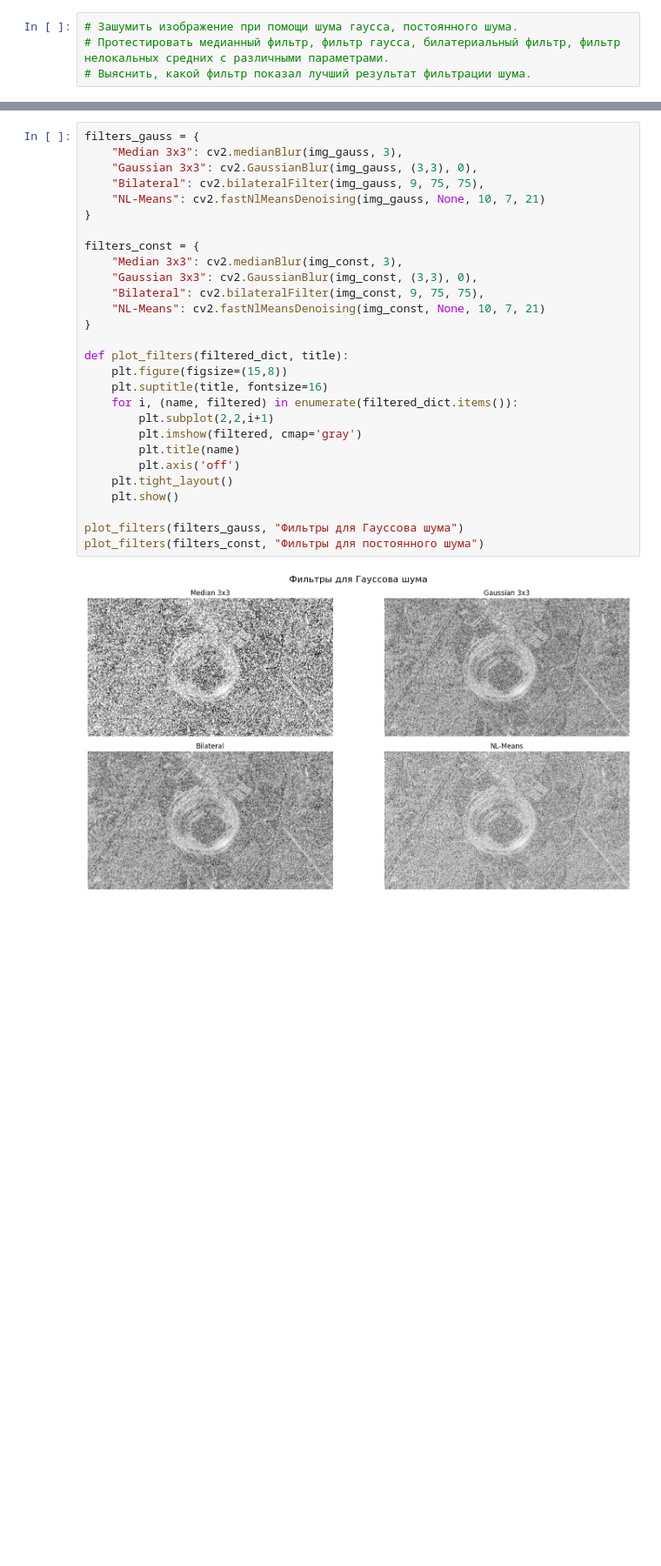
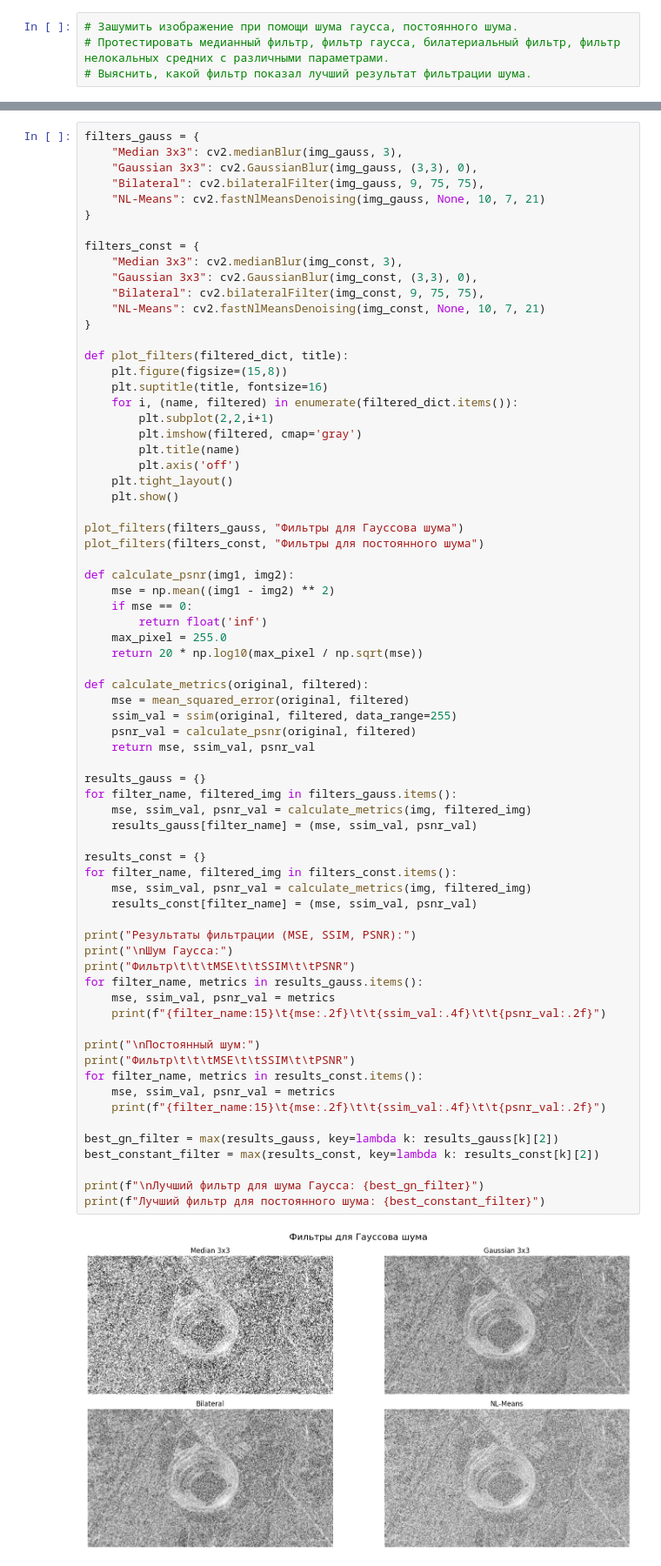
Before and after one commit to VesTnik1320/SAR_Image_Processing, a Jupyter notebook: Task2/Task2.ipynb, the cells around one changed output, grey strips where cells are left out. Shown at 87% size. Saved outputs shown, nothing was run; the diff lists cells and outputs as text; blank space fills up the shorter version.

```diff
--- a/Task2/Task2.ipynb
+++ b/Task2/Task2.ipynb
@@ -47,31 +44,73 @@ plt.show()
 # %%
 filters_gauss = {
     "Median 3x3": cv2.medianBlur(img_gauss, 3),
     "Gaussian 3x3": cv2.GaussianBlur(img_gauss, (3,3), 0),
     "Bilateral": cv2.bilateralFilter(img_gauss, 9, 75, 75),
     "NL-Means": cv2.fastNlMeansDenoising(img_gauss, None, 10, 7, 21)
 }
 
 filters_const = {
     "Median 3x3": cv2.medianBlur(img_const, 3),
     "Gaussian 3x3": cv2.GaussianBlur(img_const, (3,3), 0),
     "Bilateral": cv2.bilateralFilter(img_const, 9, 75, 75),
     "NL-Means": cv2.fastNlMeansDenoising(img_const, None, 10, 7, 21)
 }
 
 def plot_filters(filtered_dict, title):
     plt.figure(figsize=(15,8))
     plt.suptitle(title, fontsize=16)
     for i, (name, filtered) in enumerate(filtered_dict.items()):
         plt.subplot(2,2,i+1)
         plt.imshow(filtered, cmap='gray')
         plt.title(name)
         plt.axis('off')
     plt.tight_layout()
     plt.show()
 
 plot_filters(filters_gauss, "Фильтры для Гауссова шума")
 plot_filters(filters_const, "Фильтры для постоянного шума")
+
+def calculate_psnr(img1, img2):
+    mse = np.mean((img1 - img2) ** 2)
+    if mse == 0:
+        return float('inf')
+    max_pixel = 255.0
+    return 20 * np.log10(max_pixel / np.sqrt(mse))
+
+def calculate_metrics(original, filtered):
+    mse = mean_squared_error(original, filtered)
+    ssim_val = ssim(original, filtered, data_range=255)
+    psnr_val = calculate_psnr(original, filtered)
+    return mse, ssim_val, psnr_val
+
+results_gauss = {}
+for filter_name, filtered_img in filters_gauss.items():
+    mse, ssim_val, psnr_val = calculate_metrics(img, filtered_img)
+    results_gauss[filter_name] = (mse, ssim_val, psnr_val)
+
+results_const = {}
+for filter_name, filtered_img in filters_const.items():
+    mse, ssim_val, psnr_val = calculate_metrics(img, filtered_img)
+    results_const[filter_name] = (mse, ssim_val, psnr_val)
+
+print("Результаты фильтрации (MSE, SSIM, PSNR):")
+print("\nШум Гаусса:")
+print("Фильтр\t\t\tMSE\t\tSSIM\t\tPSNR")
+for filter_name, metrics in results_gauss.items():
+    mse, ssim_val, psnr_val = metrics
+    print(f"{filter_name:15}\t{mse:.2f}\t\t{ssim_val:.4f}\t\t{psnr_val:.2f}")
+
+print("\nПостоянный шум:")
+print("Фильтр\t\t\tMSE\t\tSSIM\t\tPSNR")
+for filter_name, metrics in results_const.items():
+    mse, ssim_val, psnr_val = metrics
+    print(f"{filter_name:15}\t{mse:.2f}\t\t{ssim_val:.4f}\t\t{psnr_val:.2f}")
+
+best_gn_filter = max(results_gauss, key=lambda k: results_gauss[k][2])
+best_constant_filter = max(results_const, key=lambda k: results_const[k][2])
+
+print(f"\nЛучший фильтр для шума Гаусса: {best_gn_filter}")
+print(f"Лучший фильтр для постоянного шума: {best_constant_filter}")
 # %% [output]
-[figure, old version]
+[figure, new version]
 [figure]
```
Also changed, not shown: parts of 2 cells of this notebook, 1 other file.
